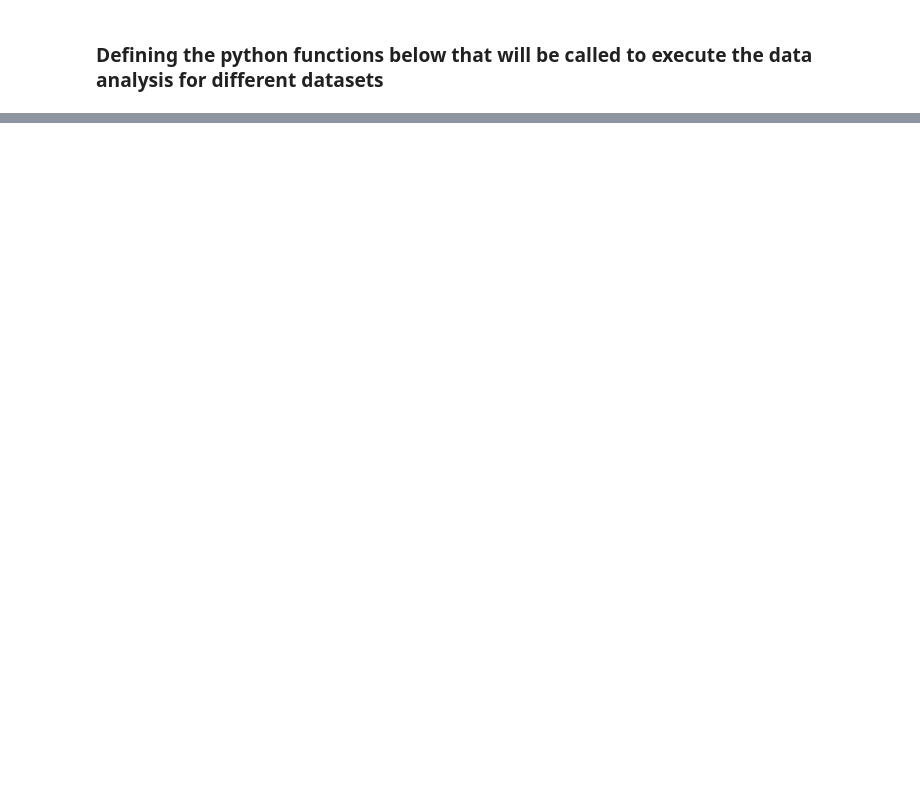
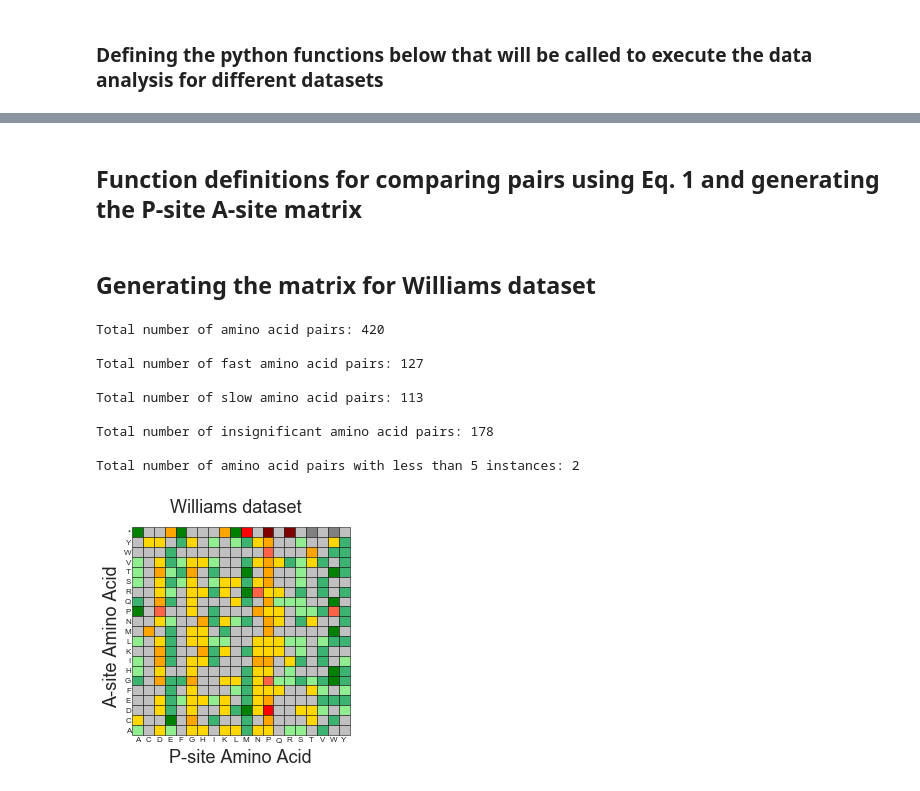
Before and after one commit to obrien-lab/P-site-A-site-pairs-analysis, a Jupyter notebook: P-site_A-site_pairs_project_data_analysis.ipynb, the cells around one changed output, grey strips where cells are left out. Saved outputs shown, nothing was run; the diff lists cells and outputs as text; code cells hidden in the pictures; blank space fills up the shorter version.

```diff
--- a/P-site_A-site_pairs_project_data_analysis.ipynb
+++ b/P-site_A-site_pairs_project_data_analysis.ipynb
@@ -1629,0 +307,8 @@ SyntaxError: invalid syntax (<ipython-input-10-d64749e2b55e>, line 9)
+# %%
+norm_ribo_density_dict = {}
+
+# The criteria of 3 reads per codon is applied to the highest coverage Williams dataset.
+norm_ribo_density_dict['Williams'] = gene_codon_filter('Data_files/Published_data/Williams/A-site_profiles.tab', 'Data_files/Published_data/Williams/Multiple_mapped_gene_read_counts_20_35.tab',strict=True, dataset='Williams', print_stats=True)
+
+# We obtain 364 genes and we will use this list of genes to obtain normalized ribosome density profiles for other datasets
+filtered_geneset = list(norm_ribo_density_dict['Williams'].keys())
@@ -1629,0 +326,9 @@ SyntaxError: invalid syntax (<ipython-input-10-d64749e2b55e>, line 9)
+# %%
+datasets = ['Williams', 'Jan', 'Nissley1', 'Nissley2', 'Weinberg', 'Young']
+for dataset in datasets:
+    # we already got the norm ribo density profiles for Williams dataset
+    if dataset == 'Williams':
+        continue
+    norm_ribo_density_dict[dataset] = gene_codon_filter('Data_files/Published_data/'+dataset+'/A-site_profiles.tab', 'Data_files/Published_data/'+dataset+'/Multiple_mapped_gene_read_counts_20_35.tab', genelist=filtered_geneset, dataset=dataset, print_stats=False, strict=False)
+# %% [markdown]
+## Function definitions for comparing pairs using Eq. 1 and generating the P-site A-site matrix
@@ -1629,0 +800,28 @@ SyntaxError: invalid syntax (<ipython-input-10-d64749e2b55e>, line 9)
+# %% [markdown]
+## Generating the matrix for Williams dataset
+# %%
+# Get the percent change values for all 420 pair combinations in the 6 datasets
+dict_percent_change = {}
+# Get the FDR corrected pvalues for all 420 pair combinations in the 6 datasets
+dict_pval = {}
+# Get the sample sizes for all 420 combinations in the 6 datasets
+dict_sample_sizes = {}
+# Get the list of norm ribo densitiy for all instances of the pair and its control for all 420 combinations in the 6 datasets
+dict_instances = {}
+
+
+# Running the analysis for Williams dataset
+dict_percent_change['Williams'], dict_pval['Williams'], dict_sample_sizes['Williams'], dict_instances['Williams'] = psite_asite_matrix(norm_ribo_density_dict['Williams'], dict_cdn_types)
+fig = plot_asite_psite_matrix(dict_percent_change['Williams'], dict_pval['Williams'], 'Williams dataset', print_stats=True)
+plt.show()
+# %% [output]
+Total number of amino acid pairs: 420
+
+Total number of fast amino acid pairs: 127
+
+Total number of slow amino acid pairs: 113
+
+Total number of insignificant amino acid pairs: 178
+
+Total number of amino acid pairs with less than 5 instances: 2
+[figure, added]
```
Also changed, not shown: parts of 17 cells of this notebook.
